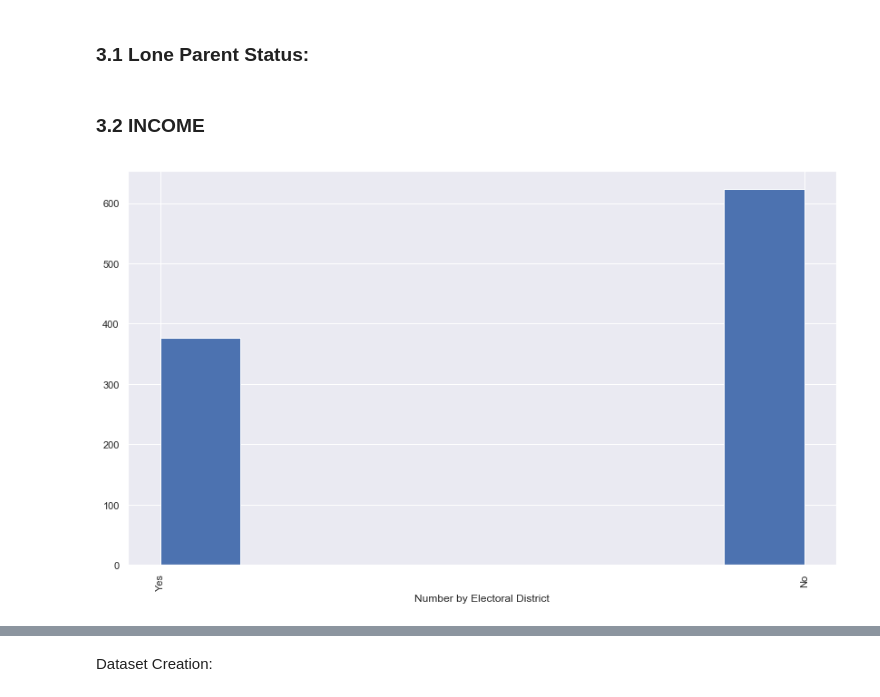
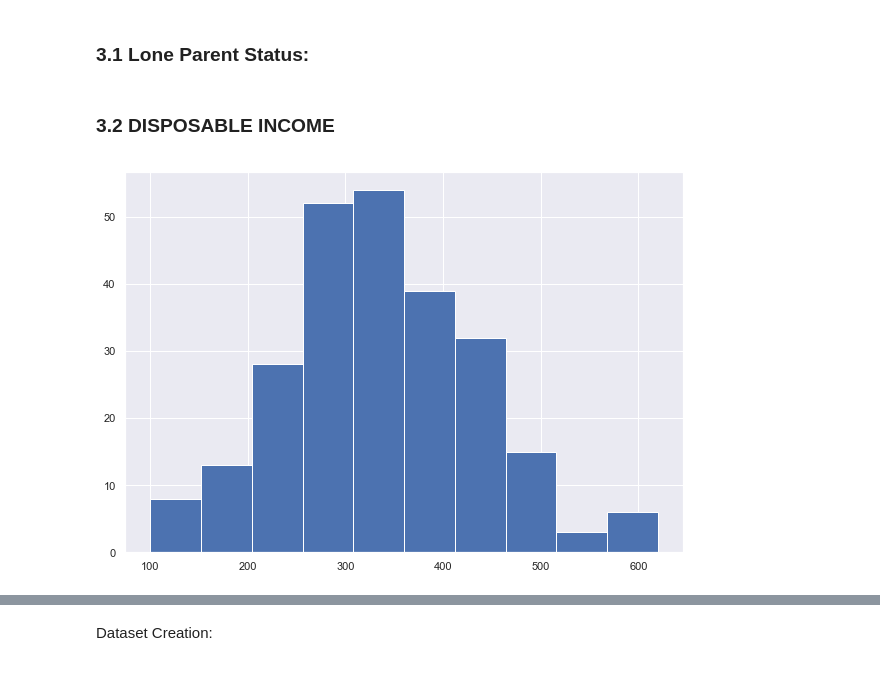
Before and after one commit to fionaoriordan/52465_19_project, a Jupyter notebook: 52465_19_project_dep1.ipynb, the cells around one changed output, grey strips where cells are left out. Drawn from its saved outputs; the diff is of its cells as text; code cells hidden in the pictures.

Commit message:
Updating income disposable income calucations

```diff
--- a/52465_19_project_dep1.ipynb
+++ b/52465_19_project_dep1.ipynb
@@ -110,4 +120,4 @@ samplesize = 1000
 # %% [markdown]
 ### 3.1 Lone Parent Status:
 # %% [markdown]
-### 3.2  INCOME
+### 3.2  DISPOSABLE INCOME
@@ -134,11 +124,14 @@ len(lp)
-# %%
-#Create a histogram to represent number of Yes No values:
-
-plt.figure(figsize=(14,8), facecolor='w', edgecolor='k', clear='True')
-plt.hist(lp, bins=8)
-plt.xlabel('Number by Electoral District')
-# Adapted from https://stackoverflow.com/questions/42559206/how-to-rotate-axis-labels-when-using-a-matplotlib-histogram
-plt.xticks(rotation='vertical')
-plt.show()
-# %% [output]
-[figure, removed]
+# %%
+# Create a function to generate the disposable income distribution for each group
+def caldincome(x, num):
+    newvals = np.random.normal(x, 100, size = num)
+    return newvals
+# %%
+# Generate disposable income distribution for 1 adult, with children under 18 years
+Adult1withC = caldincome(350, 250)
+# plot a histogram of array x
+plt.hist(Adult1withC)
+# display the histogram
+plt.show()
+# %% [output]
+[figure, added]
```
Also changed, not shown: parts of 10 cells of this notebook.
